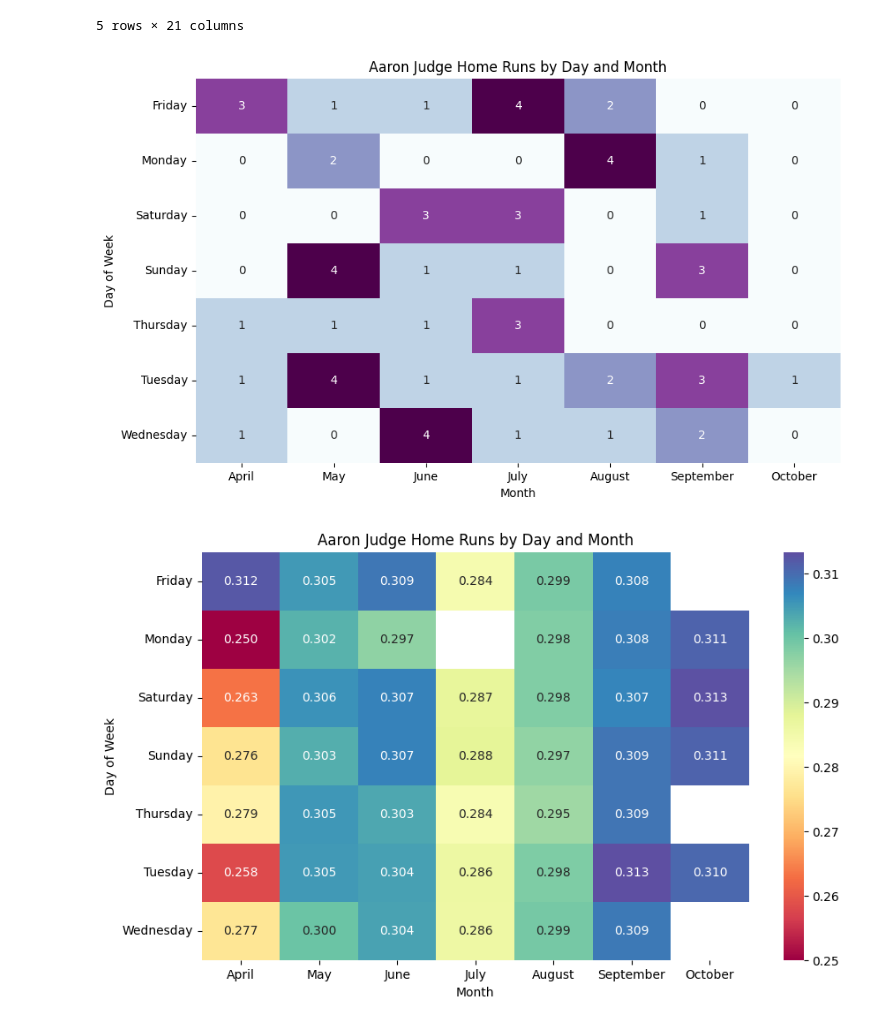
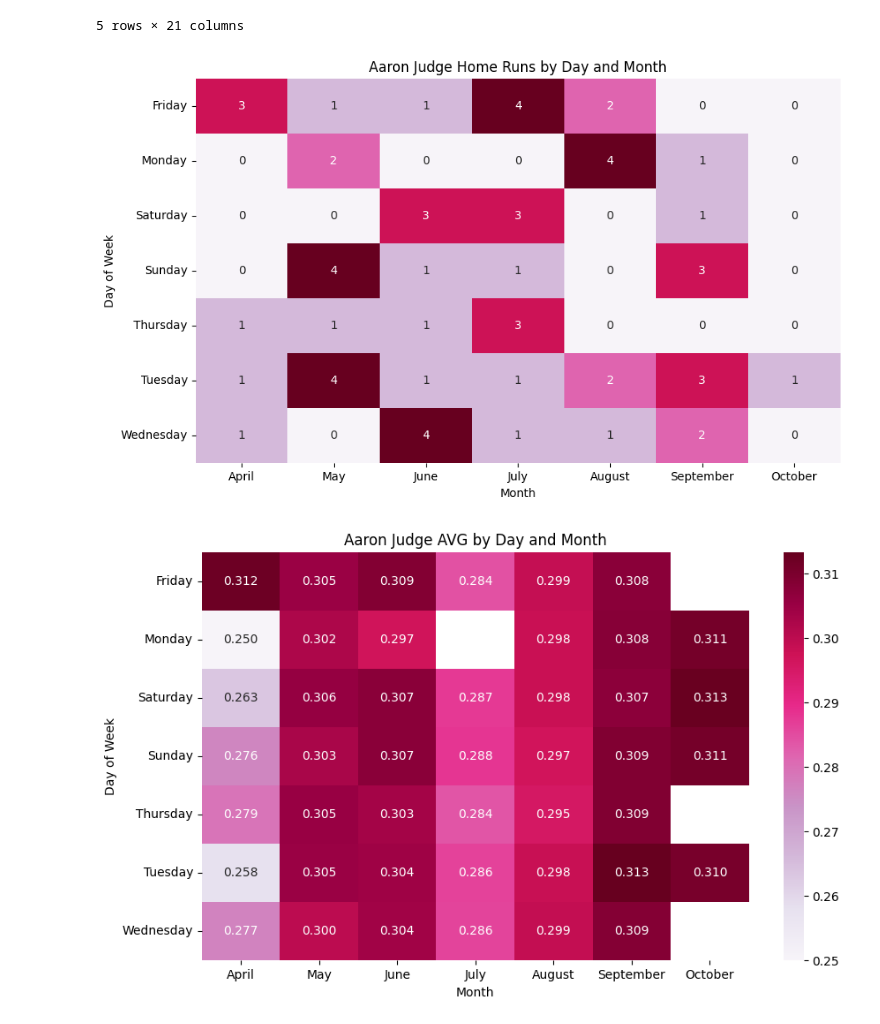
Before and after one commit to eme-eleuce/baseball-2022, a Jupyter notebook: top5_hrplayers.ipynb, the cells around one changed output. Drawn from its saved outputs; the diff is of its cells as text; code cells hidden in the pictures.

```diff
--- a/top5_hrplayers.ipynb
+++ b/top5_hrplayers.ipynb
@@ -32,7 +31,7 @@ pivot_table = judge_2022.pivot_table(index='day_of_week', columns='Month', value
 
 # Create the heatmap
 plt.figure(figsize=(10, 6))
-sns.heatmap(pivot_table, annot=True, fmt='.0f', cmap='BuPu',  cbar=False)
+sns.heatmap(pivot_table, annot=True, fmt='.0f', cmap='PuRd',  cbar=False)
 
 # Set the title and labels
 plt.title('Aaron Judge Home Runs by Day and Month')
@@ -42,28 +41,28 @@ plt.ylabel('Day of Week')
 # Display the heatmap
 plt.show()
 # %% [output]
-[figure, old version]
+[figure, new version]
 # %%
 judge_2022['Month'] = pd.to_datetime(judge_2022['Date']).dt.month
 month_names = {1: 'January', 2: 'February', 3: 'March', 4: 'April', 5: 'May', 6: 'June', 7: 'July', 8: 'August',
                9: 'September', 10: 'October'}
 judge_2022['Month'] = judge_2022['Month'].map(month_names)
 month_order = ['April', 'May', 'June', 'July', 'August', 'September', 'October']
 judge_2022['Month'] = pd.Categorical(judge_2022['Month'], categories=month_order, ordered=True)
 
 # Create a pivot table to calculate the number of home runs for each day of the week and month
 pivot_table = judge_2022.pivot_table(index='day_of_week', columns='Month', values='AVG', aggfunc='mean')
 
 # Create the heatmap
 plt.figure(figsize=(10, 6))
-sns.heatmap(pivot_table, annot=True, fmt='.3f', cmap='Spectral',  cbar=True)
+sns.heatmap(pivot_table, annot=True, fmt='.3f', cmap='PuRd', cbar=True)
 
 # Set the title and labels
-plt.title('Aaron Judge Home Runs by Day and Month')
+plt.title('Aaron Judge AVG by Day and Month')
 plt.xlabel('Month')
 plt.ylabel('Day of Week')
 
 # Display the heatmap
 plt.show()
 # %% [output]
-[figure, old version]
+[figure, new version]
```
Also changed, not shown: parts of 1 cell of this notebook, 5 other files.
